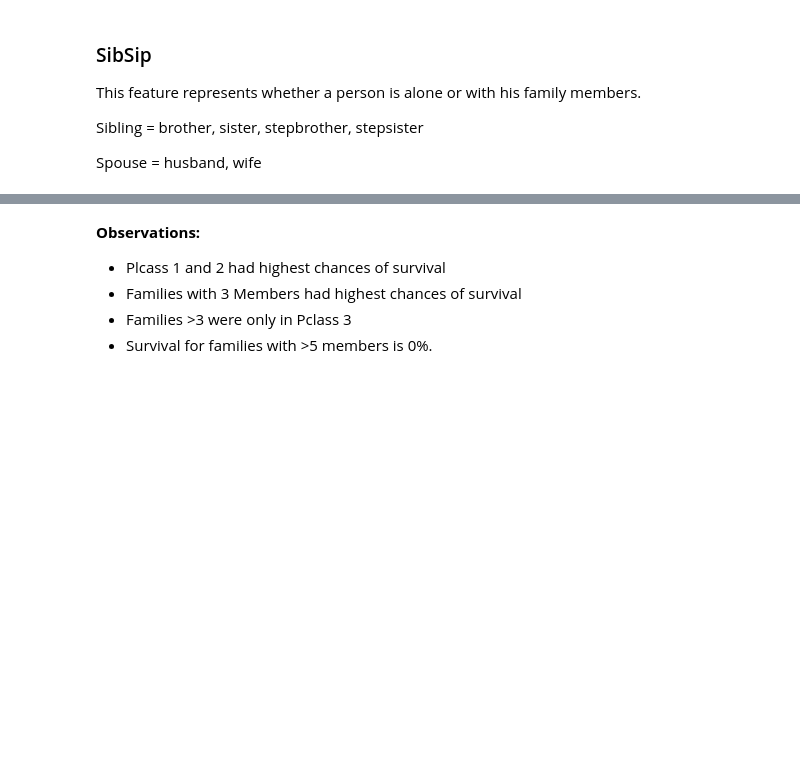
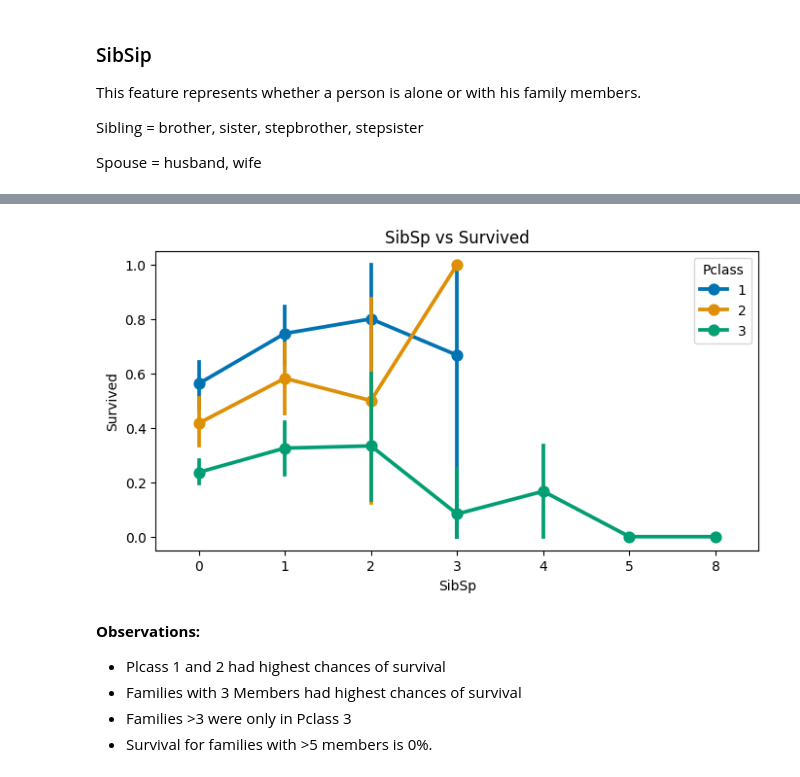
Before and after one commit to HCIstudio/winterschool-2024, a Jupyter notebook: 1_eda/titanic_tutorial.ipynb, the cells around one changed output, grey strips where cells are left out. Saved outputs shown, nothing was run; the diff lists cells and outputs as text; code cells hidden in the pictures; blank space fills up the shorter version.

```diff
--- a/1_eda/titanic_tutorial.ipynb
+++ b/1_eda/titanic_tutorial.ipynb
@@ -276,5 +474,6 @@ data["Embarked"].value_counts(normalize=True)
 # %% [markdown]
 As we saw that most passengers boarded from Port S, we replace NaN with S.
 # %%
-data["Embarked"].fillna("S", inplace=True)
+# Fill embarked with mode value
+data["Embarked"].fillna(data["Embarked"].mode().values[0], inplace=True)
 data["Embarked"].isnull().any()
@@ -295,7 +517,9 @@ pd.crosstab(data["SibSp"],data["Pclass"], normalize=True) \
 # %%
 f,ax=plt.subplots(figsize=(8,4))
-sns.pointplot(data, x="SibSp", y="Survived", hue="Pclass", palette="colorblind", ax=ax)
-ax.set_title("SibSp vs Survived")
+ax = sns.pointplot(data, x="SibSp", y="Survived", hue="Pclass", palette="colorblind", ax=ax)
+_ = ax.set_title("SibSp vs Survived")
+# %% [output]
+[figure, added]
 # %% [markdown]
 **Observations:**
 - Plcass 1 and 2 had highest chances of survival
```
Also changed, not shown: parts of 65 cells of this notebook, 2 other files.
